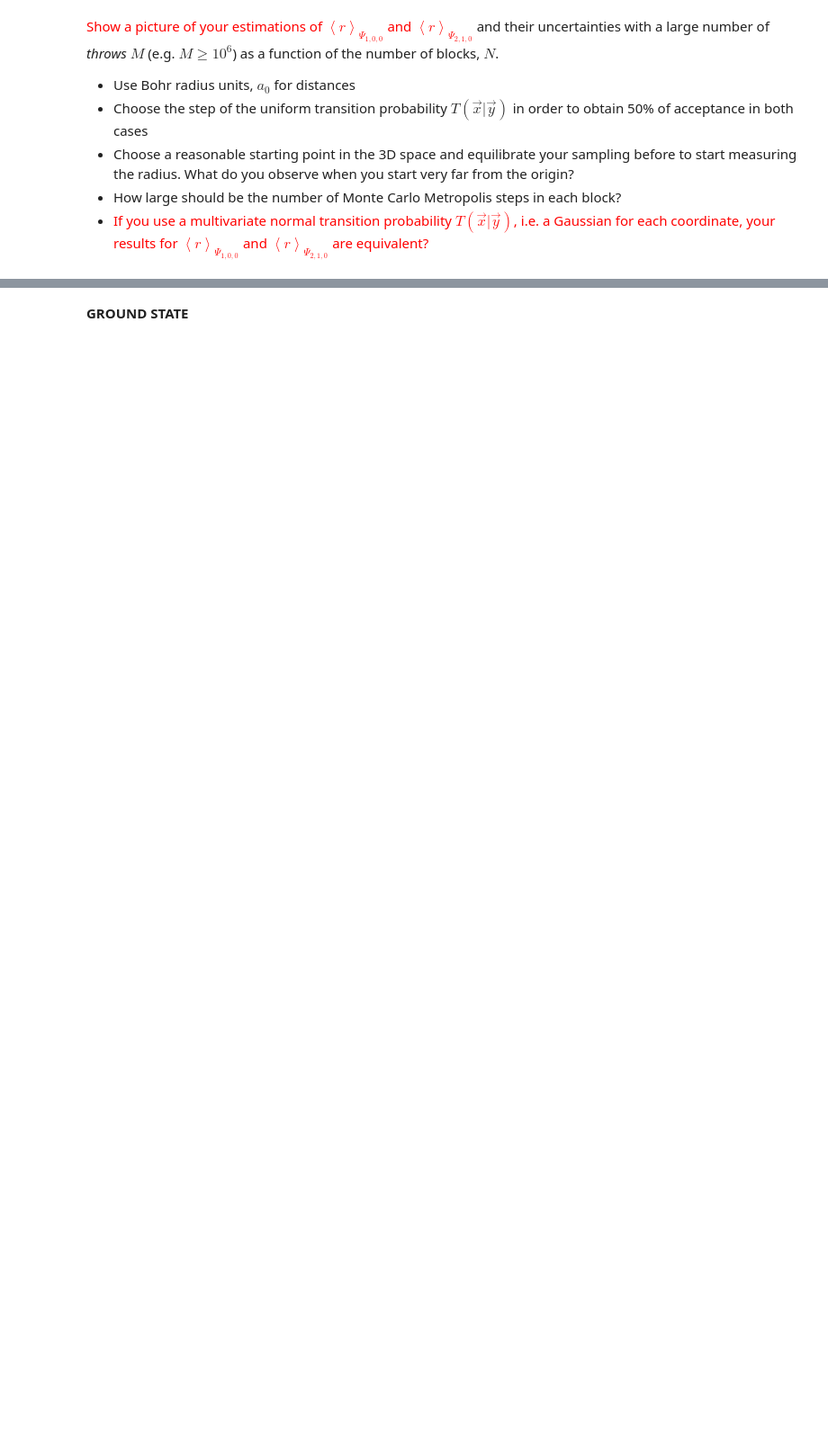
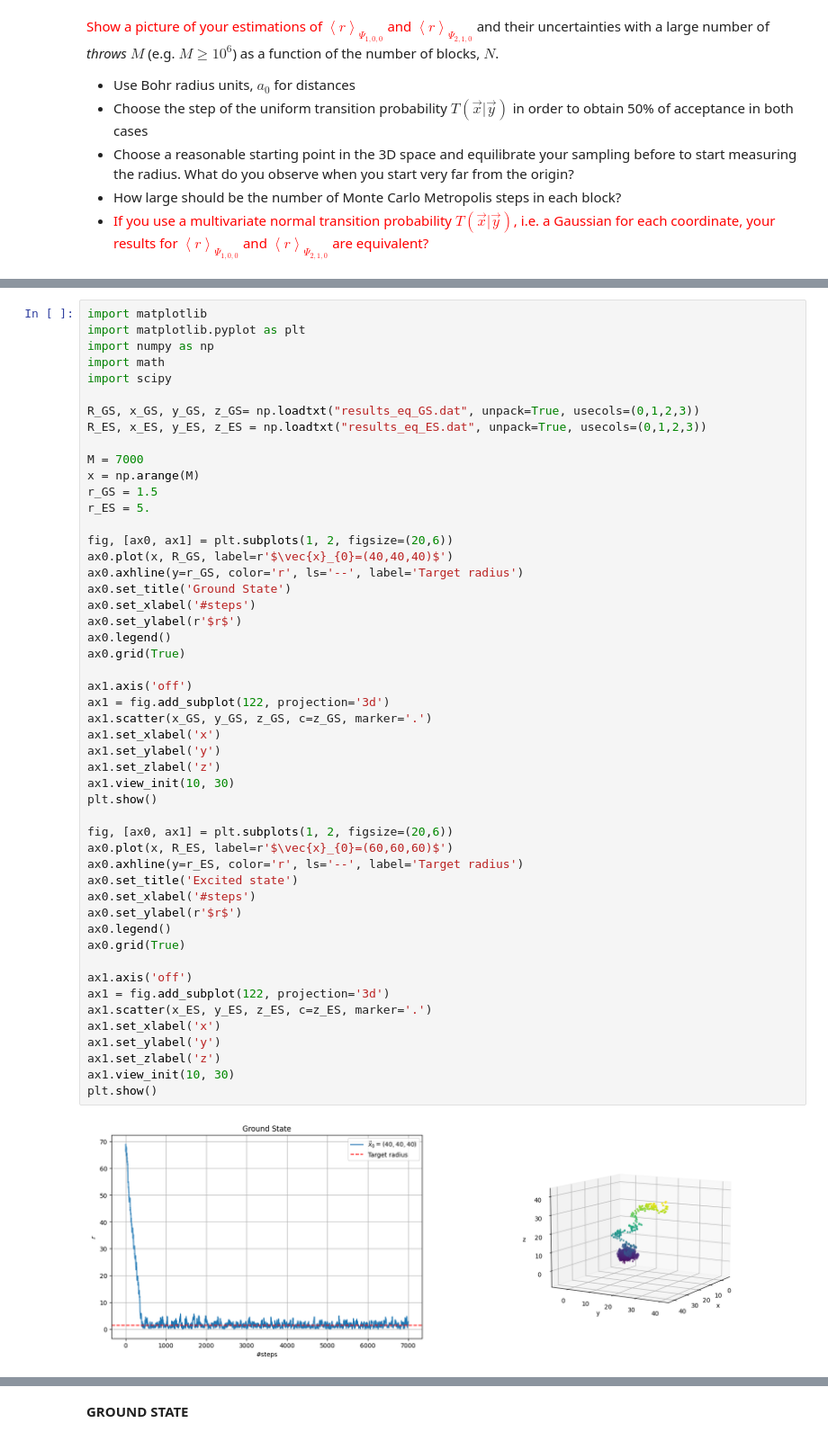
Before and after one commit to francescogrienti/NumericalSimulationLaboratory, a Jupyter notebook: LSN_lecture_05/notebook_5.ipynb, the cells around one changed output, grey strips where cells are left out. Shown at 90% size. Drawn from its saved outputs; the diff is of its cells as text; blank space fills up the shorter version.

```diff
--- a/LSN_lecture_05/notebook_5.ipynb
+++ b/LSN_lecture_05/notebook_5.ipynb
@@ -52,0 +55,52 @@ Use the Metropolis algorithm to sample $|\Psi_{1,0,0}(x,y,z)|^2$ and $|\Psi_{2,1
+# %%
+import matplotlib
+import matplotlib.pyplot as plt
+import numpy as np
+import math
+import scipy
+
+R_GS, x_GS, y_GS, z_GS= np.loadtxt("results_eq_GS.dat", unpack=True, usecols=(0,1,2,3))
+R_ES, x_ES, y_ES, z_ES = np.loadtxt("results_eq_ES.dat", unpack=True, usecols=(0,1,2,3))
+
+M = 7000
+x = np.arange(M)
+r_GS = 1.5
+r_ES = 5.
+
+fig, [ax0, ax1] = plt.subplots(1, 2, figsize=(20,6))
+ax0.plot(x, R_GS, label=r'$\vec{x}_{0}=(40,40,40)$')
+ax0.axhline(y=r_GS, color='r', ls='--', label='Target radius')
+ax0.set_title('Ground State')
+ax0.set_xlabel('#steps')
+ax0.set_ylabel(r'$r$')
+ax0.legend()
+ax0.grid(True)
+
+ax1.axis('off')
+ax1 = fig.add_subplot(122, projection='3d')
+ax1.scatter(x_GS, y_GS, z_GS, c=z_GS, marker='.')
+ax1.set_xlabel('x')
+ax1.set_ylabel('y')
+ax1.set_zlabel('z')
+ax1.view_init(10, 30)
+plt.show()
+
+fig, [ax0, ax1] = plt.subplots(1, 2, figsize=(20,6))
+ax0.plot(x, R_ES, label=r'$\vec{x}_{0}=(60,60,60)$')
+ax0.axhline(y=r_ES, color='r', ls='--', label='Target radius')
+ax0.set_title('Excited state')
+ax0.set_xlabel('#steps')
+ax0.set_ylabel(r'$r$')
+ax0.legend()
+ax0.grid(True)
+
+ax1.axis('off')
+ax1 = fig.add_subplot(122, projection='3d')
+ax1.scatter(x_ES, y_ES, z_ES, c=z_ES, marker='.')
+ax1.set_xlabel('x')
+ax1.set_ylabel('y')
+ax1.set_zlabel('z')
+ax1.view_init(10, 30)
+plt.show()
+# %% [output]
+[figure, added]
```
Also changed, not shown: parts of 7 cells of this notebook, 8 other files.
